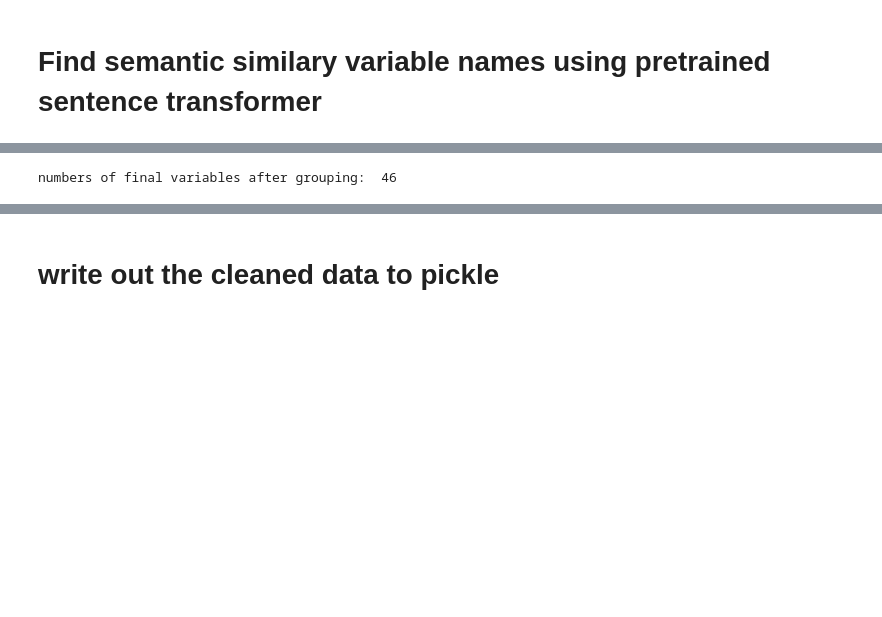
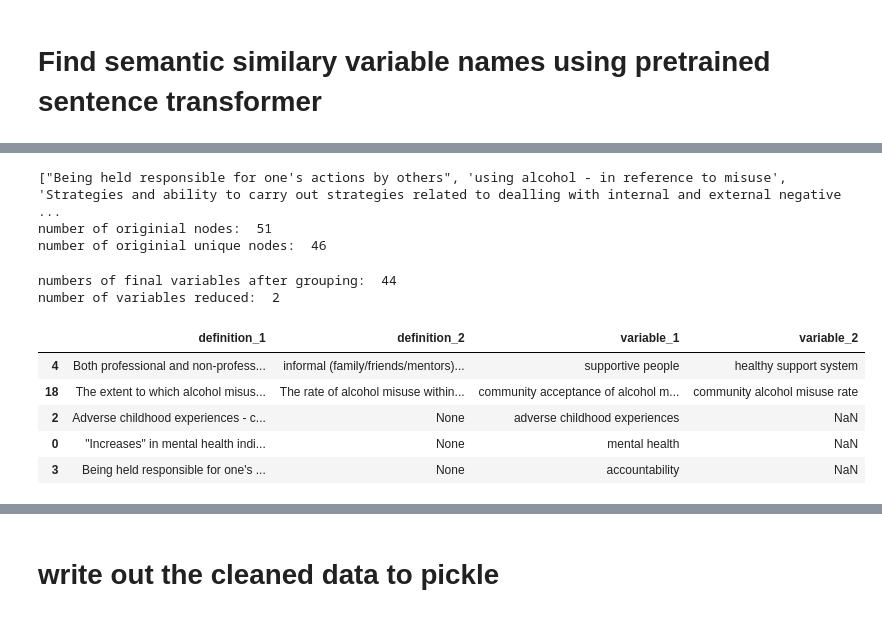
Before and after one commit to georgia-max/MentalMaps_Aggregation, a Jupyter notebook: notebook/clean_data.ipynb, the cells around one changed output, grey strips where cells are left out. Drawn from its saved outputs; the diff is of its cells as text; code cells hidden in the pictures; blank space fills up the shorter version.

```diff
--- a/notebook/clean_data.ipynb
+++ b/notebook/clean_data.ipynb
@@ -288,3 +309,21 @@ print(variable_names[:10])
+# %%
+variable_names = []
+
+for k, v in dict_def.items():
+    cld_new_vars_name = []
+    cld_var_names = list(v.keys())
+
+    variable_names.extend(cld_var_names)
+
+print(variable_names[:10])
+print("number of originial nodes: ", len(variable_names))
+
+variable_names = np.sort(list(set(variable_names)))
+print("number of originial unique nodes: ", len(variable_names))
+# %% [output]
+["Being held responsible for one's actions by others", 'using alcohol - in reference to misuse', 'Strategies and ability to carry out strategies related to dealling with internal and external negative ...
+number of originial nodes:  51
+number of originial unique nodes:  46
 # %%
 # Load a pretrained Sentence Transformer model
 model = SentenceTransformer("all-mpnet-base-v2")
@@ -300,4 +339,9 @@ similarities = model.similarity(embeddings, embeddings)
 #         if similarities[idx_i][idx_j] > 0.75:
 #             print(f" - {sentence2: <30}: {similarities[idx_i][idx_j]:.4f}")
 #             break
+# %%
+# flatten the dictionary by deleting the key
+flat_dict_def = {}
+for key, value in dict_def.items():
+    flat_dict_def.update(value)
 # %%
@@ -322,5 +362,7 @@ for idx, name in enumerate(variable_names):
         visited.update(similar_names)
 # %%
 print("numbers of final variables after grouping: ", len(groups))
+print("number of variables reduced: ", len(variable_names)- len(groups))
 # %% [output]
-numbers of final variables after grouping:  46
+numbers of final variables after grouping:  44
+number of variables reduced:  2
@@ -330,0 +369,21 @@ df_merge_groups = pd.DataFrame(groups)
+# %%
+df_merge_groups = pd.DataFrame(groups)
+
+columns = ['definition_{}'.format(i+1) for i in range(df_merge_groups.shape[1])]
+df_merge_groups.columns = columns
+
+for col in [col for col in df_merge_groups.columns if 'definition' in col]:
+    df_merge_groups[f'variable_{col.split("_")[-1]}'] = df_merge_groups[col].map(flat_dict_def)
+
+
+# sort based on the number of columns that are not nan
+df_merge_groups = df_merge_groups.reindex(df_merge_groups.count(axis=1).sort_values(ascending=False).index)
+# %%
+df_merge_groups.head()
+# %% [output]
+|  | definition_1 | definition_2 | variable_1 | variable_2 |
+| 4 | Both professional and non-profess... | informal (family/friends/mentors)... | supportive people | healthy support system |
+| 18 | The extent to which alcohol misus... | The rate of alcohol misuse within... | community acceptance of alcohol m... | community alcohol misuse rate |
+| 2 | Adverse childhood experiences - c... | None | adverse childhood experiences | NaN |
+| 0 | "Increases" in mental health indi... | None | mental health | NaN |
+| 3 | Being held responsible for one's ... | None | accountability | NaN |
```
Also changed, not shown: parts of 28 cells of this notebook, 1 other file.
